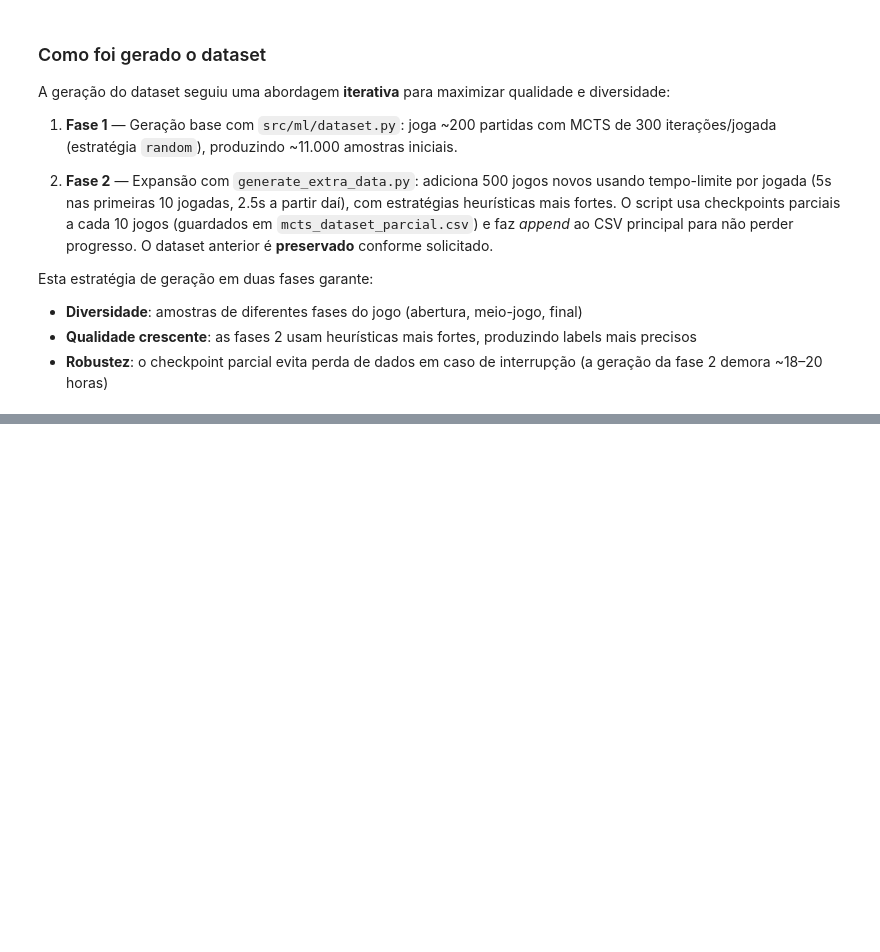
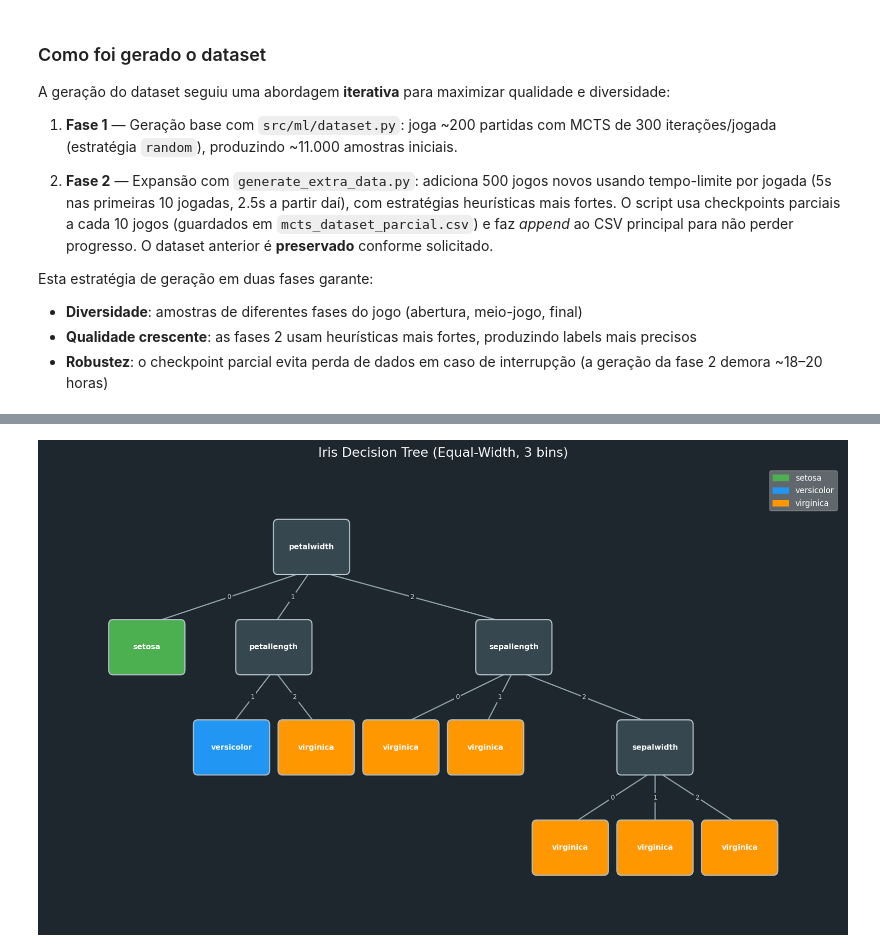
Before and after one commit to bruno-barros21/IAPopOut, a Jupyter notebook: IAPopOut (3).ipynb, the cells around one changed output, grey strips where cells are left out. Drawn from its saved outputs; the diff is of its cells as text; code cells hidden in the pictures; blank space fills up the shorter version.

```diff
--- a/IAPopOut (3).ipynb
+++ b/IAPopOut (3).ipynb
@@ -1470,0 +1597,16 @@ Lógica central do script:
+# %%
+# ── Visualização da árvore Iris ───────────────────────────────────────────────
+from IPython.display import Image, display
+
+# A árvore foi pré-gerada e guardada com src/ml/visualize.py:
+#
+#   from src.ml.visualize import save_tree_png
+#   save_tree_png(tree_iris, 'outputs/iris_tree.png',
+#                 title='Iris Decision Tree (Equal-Width, 3 bins)')
+#
+# Carregamos diretamente a imagem para não re-treinar no notebook:
+
+iris_tree_path = os.path.join('outputs', 'iris_tree.png')
+display(Image(filename=iris_tree_path, width=900))
+# %% [output]
+[figure, added]
```
Also changed, not shown: parts of 4 cells of this notebook.
